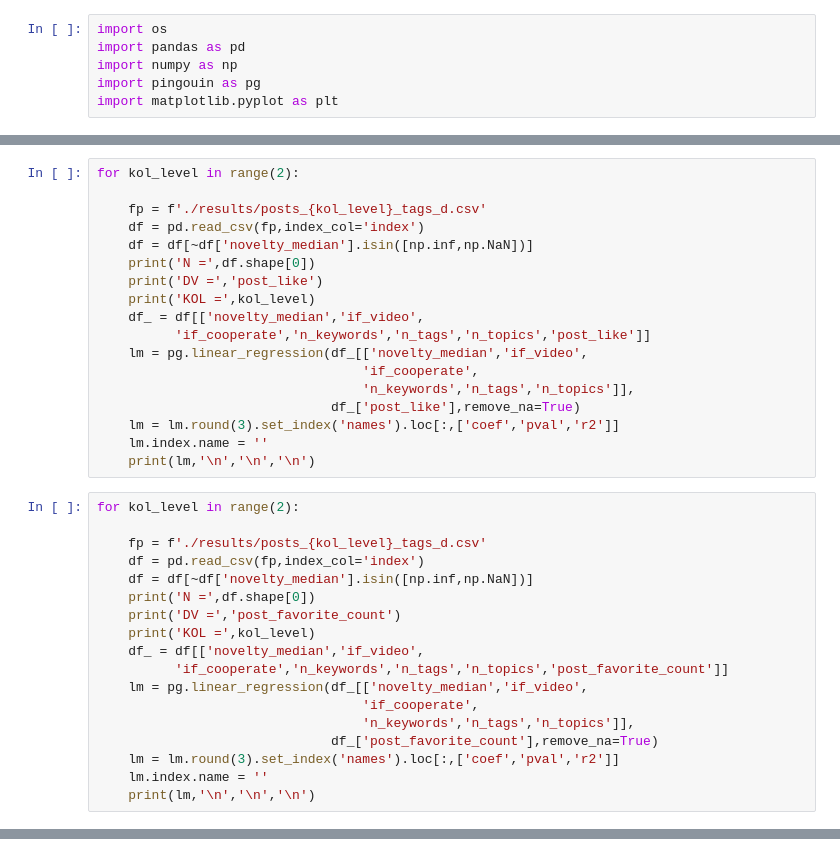
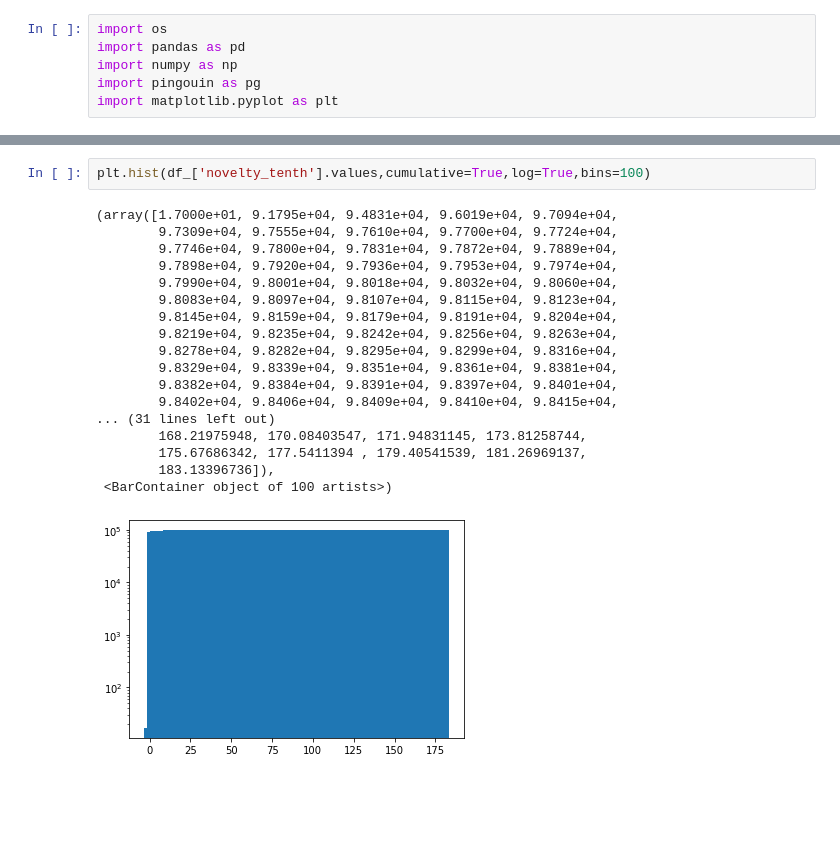
Before and after one commit to davidwdw/novelty, a Jupyter notebook: 3_duomai_analyse_results.ipynb, the cells around one changed output, grey strips where cells are left out. Drawn from its saved outputs; the diff is of its cells as text; blank space fills up the shorter version.

```diff
--- a/3_duomai_analyse_results.ipynb
+++ b/3_duomai_analyse_results.ipynb
@@ -29,36 +34,0 @@ regress_users('collect_count')
-# %%
-for kol_level in range(2):
-
-    fp = f'./results/posts_{kol_level}_tags_d.csv'
-    df = pd.read_csv(fp,index_col='index')
-    df = df[~df['novelty_median'].isin([np.inf,np.NaN])]
-    print('N =',df.shape[0])
-    print('DV =','post_like')
-    print('KOL =',kol_level)
-    df_ = df[['novelty_median','if_video',
-          'if_cooperate','n_keywords','n_tags','n_topics','post_like']]
-    lm = pg.linear_regression(df_[['novelty_median','if_video',
-                                  'if_cooperate',
-                                  'n_keywords','n_tags','n_topics']],
-                              df_['post_like'],remove_na=True)
-    lm = lm.round(3).set_index('names').loc[:,['coef','pval','r2']]
-    lm.index.name = ''
-    print(lm,'\n','\n','\n')
-# %%
-for kol_level in range(2):
-
-    fp = f'./results/posts_{kol_level}_tags_d.csv'
-    df = pd.read_csv(fp,index_col='index')
-    df = df[~df['novelty_median'].isin([np.inf,np.NaN])]
-    print('N =',df.shape[0])
-    print('DV =','post_favorite_count')
-    print('KOL =',kol_level)
-    df_ = df[['novelty_median','if_video',
-          'if_cooperate','n_keywords','n_tags','n_topics','post_favorite_count']]
-    lm = pg.linear_regression(df_[['novelty_median','if_video',
-                                  'if_cooperate',
-                                  'n_keywords','n_tags','n_topics']],
-                              df_['post_favorite_count'],remove_na=True)
-    lm = lm.round(3).set_index('names').loc[:,['coef','pval','r2']]
-    lm.index.name = ''
-    print(lm,'\n','\n','\n')
@@ -64,0 +64,21 @@ for kol_level in range(2):
+# %%
+plt.hist(df_['novelty_tenth'].values,cumulative=True,log=True,bins=100)
+# %% [output]
+(array([1.7000e+01, 9.1795e+04, 9.4831e+04, 9.6019e+04, 9.7094e+04,
+        9.7309e+04, 9.7555e+04, 9.7610e+04, 9.7700e+04, 9.7724e+04,
+        9.7746e+04, 9.7800e+04, 9.7831e+04, 9.7872e+04, 9.7889e+04,
+        9.7898e+04, 9.7920e+04, 9.7936e+04, 9.7953e+04, 9.7974e+04,
+        9.7990e+04, 9.8001e+04, 9.8018e+04, 9.8032e+04, 9.8060e+04,
+        9.8083e+04, 9.8097e+04, 9.8107e+04, 9.8115e+04, 9.8123e+04,
+        9.8145e+04, 9.8159e+04, 9.8179e+04, 9.8191e+04, 9.8204e+04,
+        9.8219e+04, 9.8235e+04, 9.8242e+04, 9.8256e+04, 9.8263e+04,
+        9.8278e+04, 9.8282e+04, 9.8295e+04, 9.8299e+04, 9.8316e+04,
+        9.8329e+04, 9.8339e+04, 9.8351e+04, 9.8361e+04, 9.8381e+04,
+        9.8382e+04, 9.8384e+04, 9.8391e+04, 9.8397e+04, 9.8401e+04,
+        9.8402e+04, 9.8406e+04, 9.8409e+04, 9.8410e+04, 9.8415e+04,
+... (31 lines left out)
+        168.21975948, 170.08403547, 171.94831145, 173.81258744,
+        175.67686342, 177.5411394 , 179.40541539, 181.26969137,
+        183.13396736]),
+ <BarContainer object of 100 artists>)
+[figure, added]
```
Also changed, not shown: parts of 8 cells of this notebook, 6 other files.
